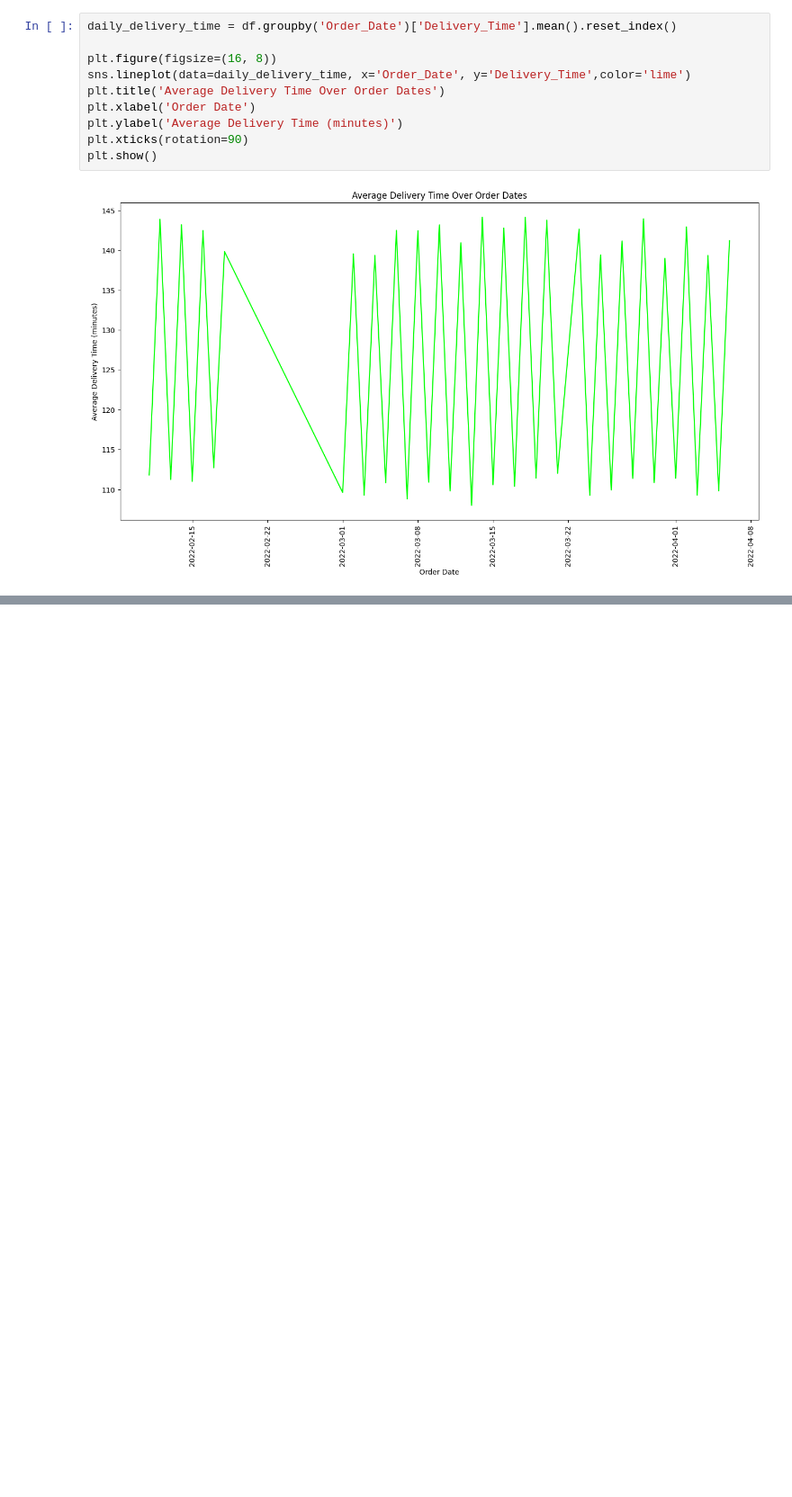
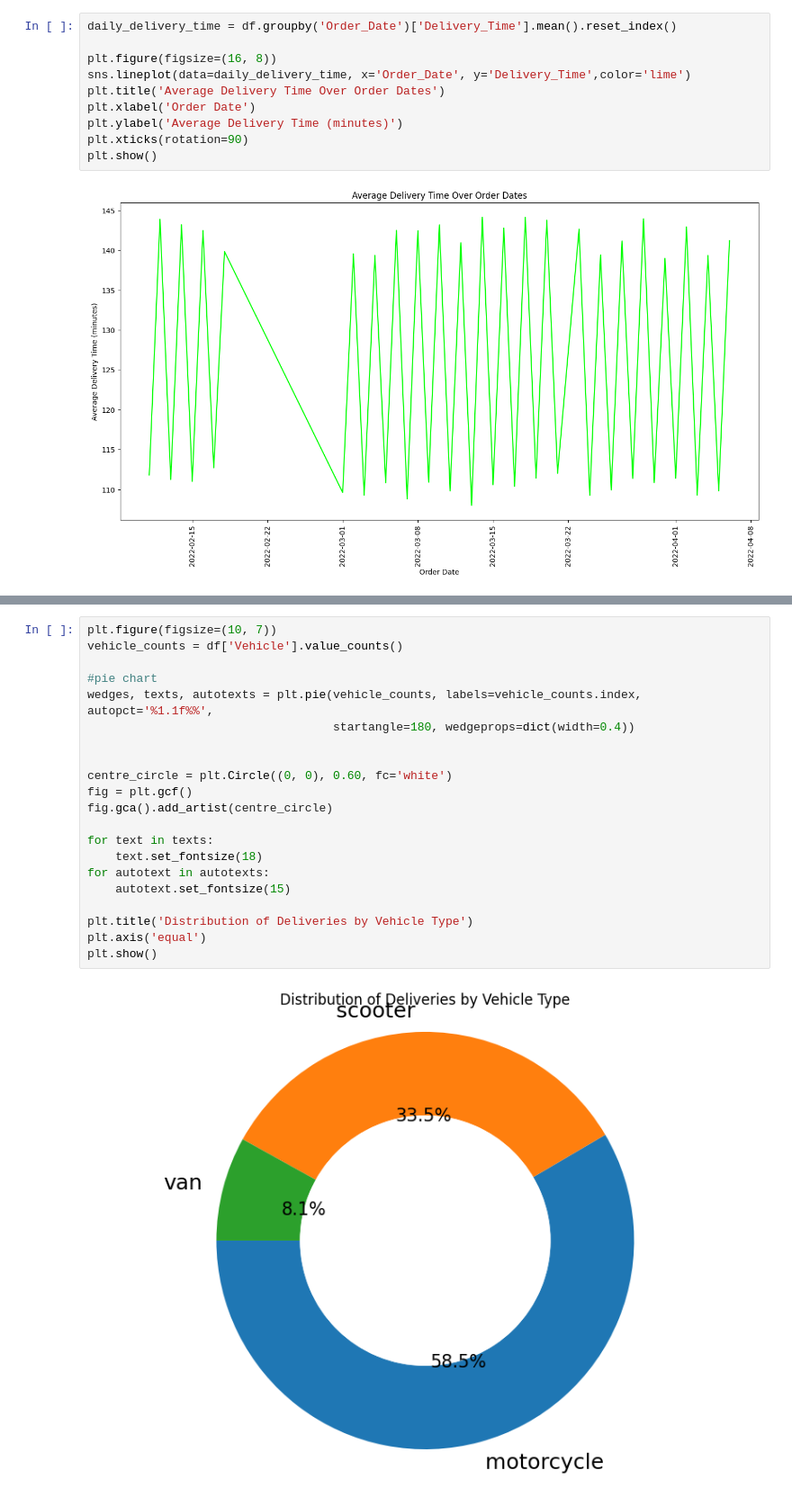
Before and after one commit to tarun1208/BasicML, a Jupyter notebook: Blog_Post.ipynb, the cells around one changed output, grey strips where cells are left out. Shown at 90% size. Saved outputs shown, nothing was run; the diff lists cells and outputs as text; blank space fills up the shorter version.

```diff
--- a/Blog_Post.ipynb
+++ b/Blog_Post.ipynb
@@ -224,0 +234,23 @@ plt.show()
+# %%
+plt.figure(figsize=(10, 7))
+vehicle_counts = df['Vehicle'].value_counts()
+
+#pie chart
+wedges, texts, autotexts = plt.pie(vehicle_counts, labels=vehicle_counts.index, autopct='%1.1f%%',
+                                   startangle=180, wedgeprops=dict(width=0.4))
+
+
+centre_circle = plt.Circle((0, 0), 0.60, fc='white')
+fig = plt.gcf()
+fig.gca().add_artist(centre_circle)
+
+for text in texts:
+    text.set_fontsize(18)
+for autotext in autotexts:
+    autotext.set_fontsize(15)
+
+plt.title('Distribution of Deliveries by Vehicle Type')
+plt.axis('equal')
+plt.show()
+# %% [output]
+[figure, added]
```
Also changed, not shown: parts of 1 cell of this notebook.
